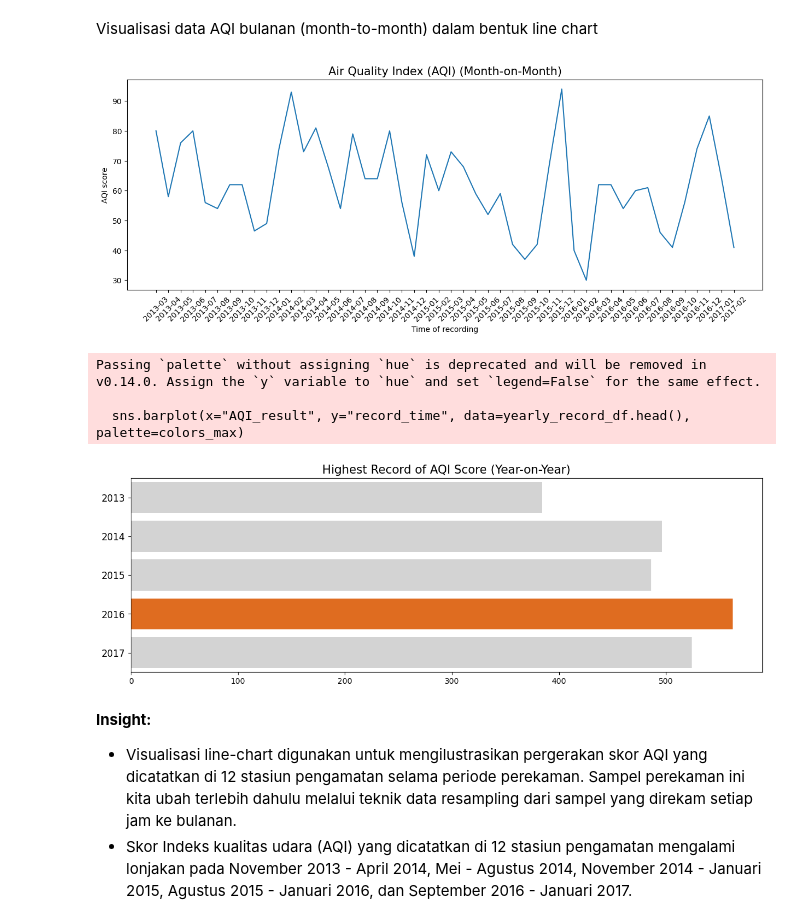
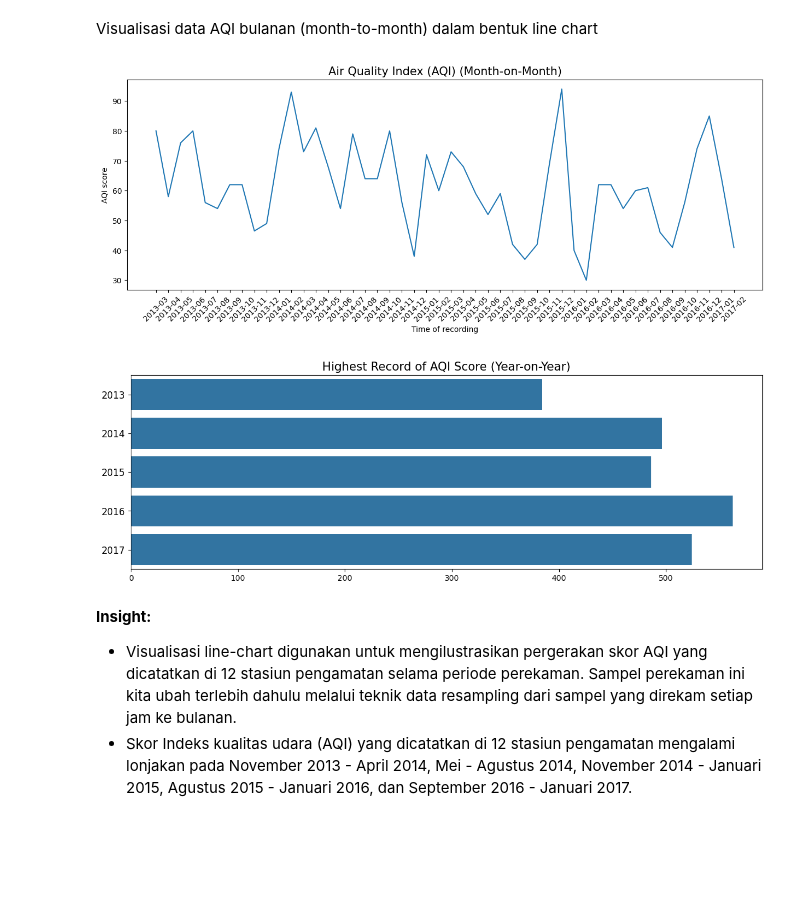
Before and after one commit to DcMurphys/data_analysis_AirQuality_submission, a Jupyter notebook: notebook.ipynb, the cells around one changed output. Drawn from its saved outputs; the diff is of its cells as text; code cells hidden in the pictures; blank space fills up the shorter version.

```diff
--- a/notebook.ipynb
+++ b/notebook.ipynb
@@ -546,40 +546,35 @@ monthly_record_df = monthly_record_df.reset_index()
 
 # Visualisasi data AQI month-to-month
 fig, ax = plt.subplots(figsize=(15,5))
 ax.tick_params(axis='x', rotation=45)
 ax.plot(monthly_record_df['record_time'], monthly_record_df['AQI_result'])
 ax.set_title("Air Quality Index (AQI) (Month-on-Month)", loc="center", fontsize=15)
 ax.set_xlabel('Time of recording')
 ax.set_ylabel('AQI score')
 plt.show()
 
 # Visualisasi data AQI paling maksimum secara year-to-year
 
 yearly_record_df = all_stations_df_clean.resample(rule='Y', on='record_time').agg({
     "station" : "nunique",
     "AQI_result" : "max",
 })
 
 yearly_record_df.index = yearly_record_df.index.strftime('%Y')
 yearly_record_df = yearly_record_df.reset_index()
 
 fig, ax = plt.subplots(figsize=(12,4))
 
-colors_max = ["#D3D3D3", "#D3D3D3", "#D3D3D3", "#FF6500", "#D3D3D3"]
-
-sns.barplot(x="AQI_result", y="record_time", data=yearly_record_df.head(), palette=colors_max)
+sns.barplot(x="AQI_result", y="record_time", data=yearly_record_df.head())
 
 ax.set_ylabel(None)
 ax.set_xlabel(None)
 plt.tight_layout()
 ax.set_title("Highest Record of AQI Score (Year-on-Year)", loc="center", fontsize=15)
 ax.tick_params(axis ='y', labelsize=12)
 # %% [output]
 [figure]
-Passing `palette` without assigning `hue` is deprecated and will be removed in v0.14.0. Assign the `y` variable to `hue` and set `legend=False` for the same effect.
-
-  sns.barplot(x="AQI_result", y="record_time", data=yearly_record_df.head(), palette=colors_max)
-[figure, old version]
+[figure, new version]
 # %% [markdown]
 **Insight:**
 - Visualisasi line-chart digunakan untuk mengilustrasikan pergerakan skor AQI yang dicatatkan di 12 stasiun pengamatan selama periode perekaman. Sampel perekaman ini kita ubah terlebih dahulu melalui teknik data resampling dari sampel yang direkam setiap jam ke bulanan.
```
